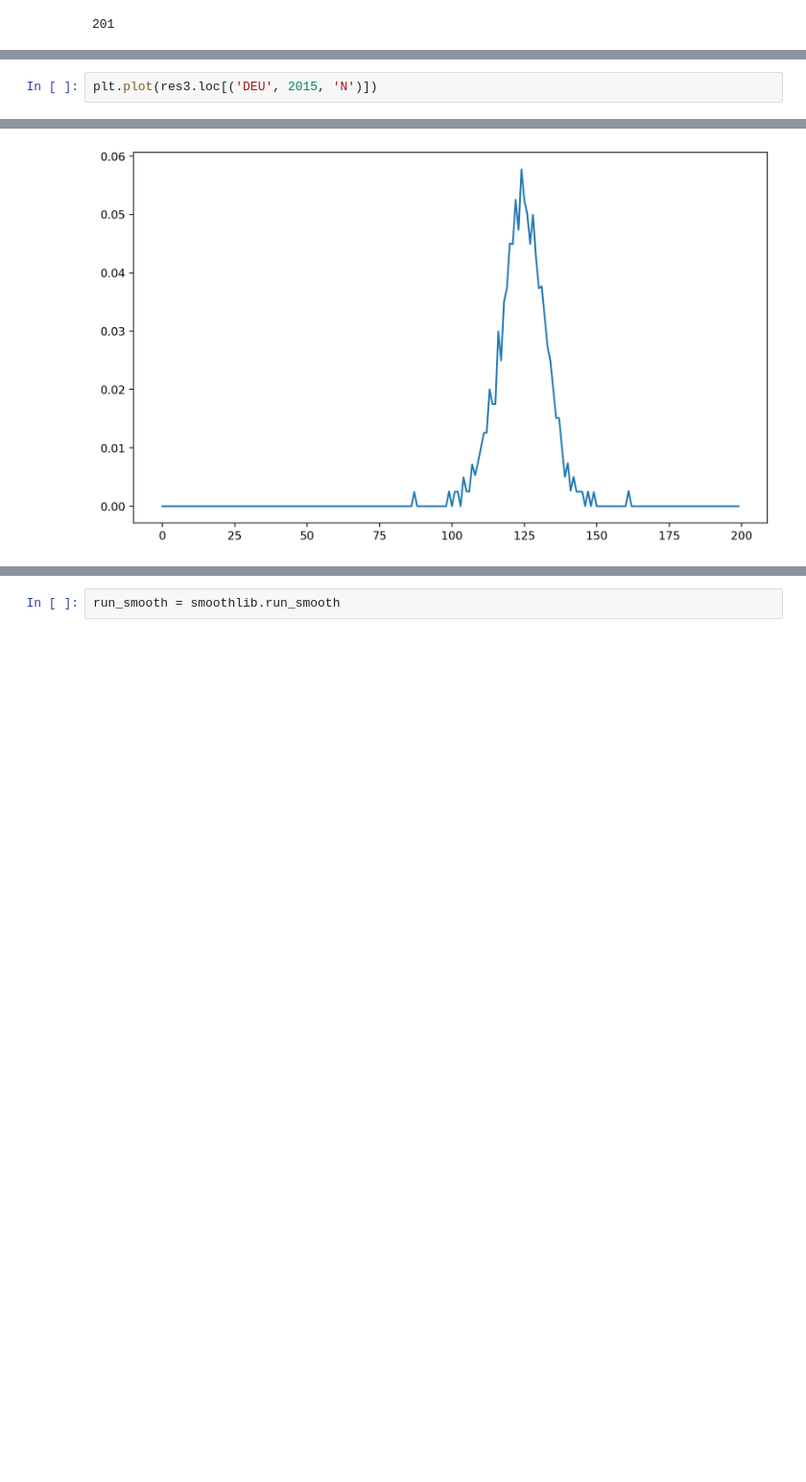
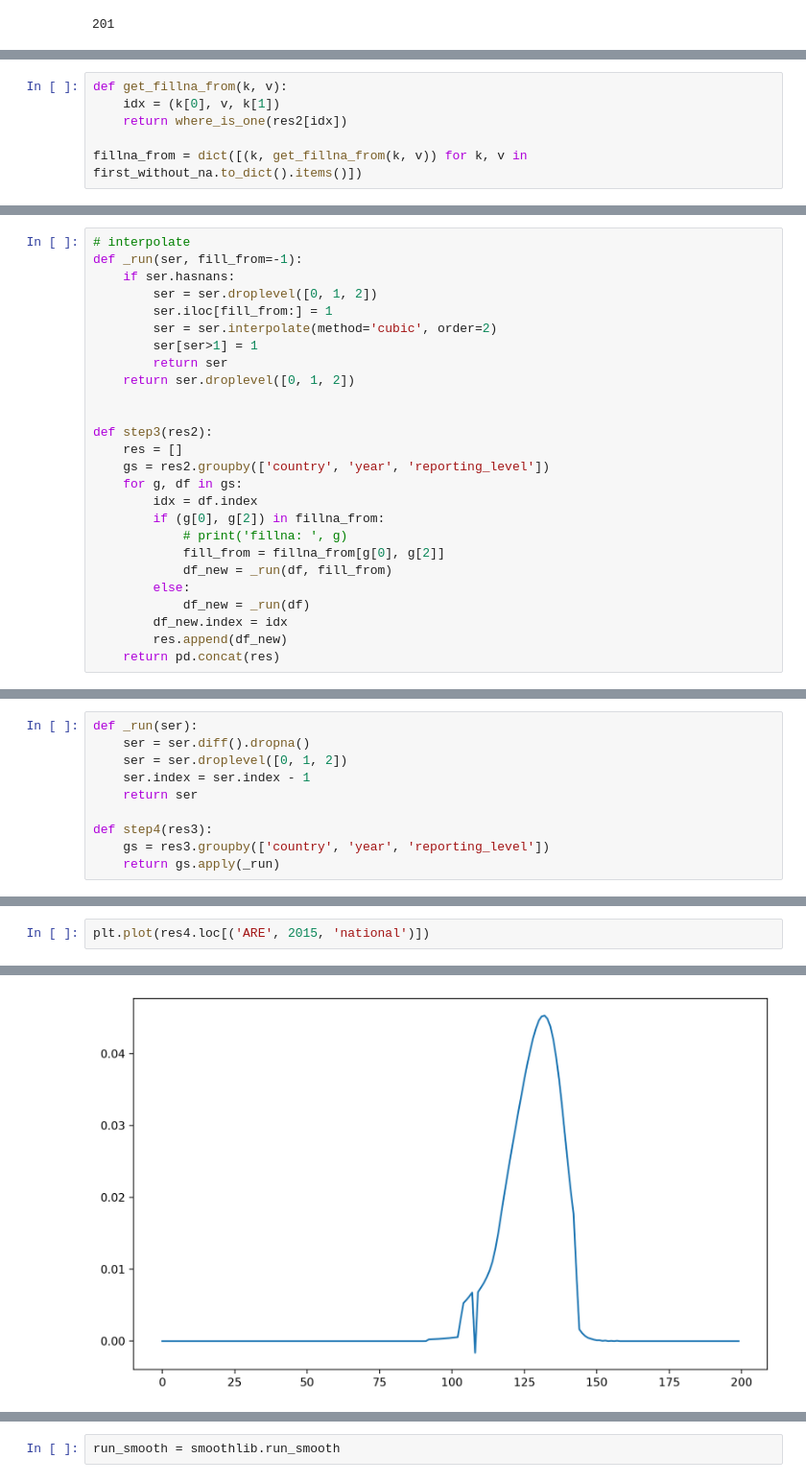
Before and after one commit to open-numbers/ddf--worldbank--povcalnet, a Jupyter notebook: etl/notebooks/income_mountain_current.ipynb, the cells around one changed output, grey strips where cells are left out. Shown at 96% size. Drawn from its saved outputs; the diff is of its cells as text; blank space fills up the shorter version.

```diff
--- a/etl/notebooks/income_mountain_current.ipynb
+++ b/etl/notebooks/income_mountain_current.ipynb
@@ -162,0 +280,6 @@ res3
+# %%
+def get_fillna_from(k, v):
+    idx = (k[0], v, k[1])
+    return where_is_one(res2[idx])
+
+fillna_from = dict([(k, get_fillna_from(k, v)) for k, v in first_without_na.to_dict().items()])
@@ -162,0 +290,26 @@ res3
+# %%
+# interpolate
+def _run(ser, fill_from=-1):
+    if ser.hasnans:
+        ser = ser.droplevel([0, 1, 2])
+        ser.iloc[fill_from:] = 1
+        ser = ser.interpolate(method='cubic', order=2)
+        ser[ser>1] = 1
+        return ser
+    return ser.droplevel([0, 1, 2])
+
+
+def step3(res2):
+    res = []
+    gs = res2.groupby(['country', 'year', 'reporting_level'])
+    for g, df in gs:
+        idx = df.index
+        if (g[0], g[2]) in fillna_from:
+            # print('fillna: ', g)
+            fill_from = fillna_from[g[0], g[2]]
+            df_new = _run(df, fill_from)
+        else:
+            df_new = _run(df)
+        df_new.index = idx
+        res.append(df_new)
+    return pd.concat(res)
@@ -166,0 +356,10 @@ array([], dtype=int64)
+# %%
+def _run(ser):
+    ser = ser.diff().dropna()
+    ser = ser.droplevel([0, 1, 2])
+    ser.index = ser.index - 1
+    return ser
+
+def step4(res3):
+    gs = res3.groupby(['country', 'year', 'reporting_level'])
+    return gs.apply(_run)
@@ -171,6 +404,6 @@ res3 = res3.sort_index()
 # %%
-plt.plot(res3.loc[('DEU', 2015, 'N')])
+plt.plot(res4.loc[('ARE', 2015, 'national')])
 # %% [output]
 [<matplotlib.lines.Line2D at 0x...>]
-[figure, old version]
+[figure, new version]
 # %%
```
Also changed, not shown: parts of 130 cells of this notebook, 10 other files.
